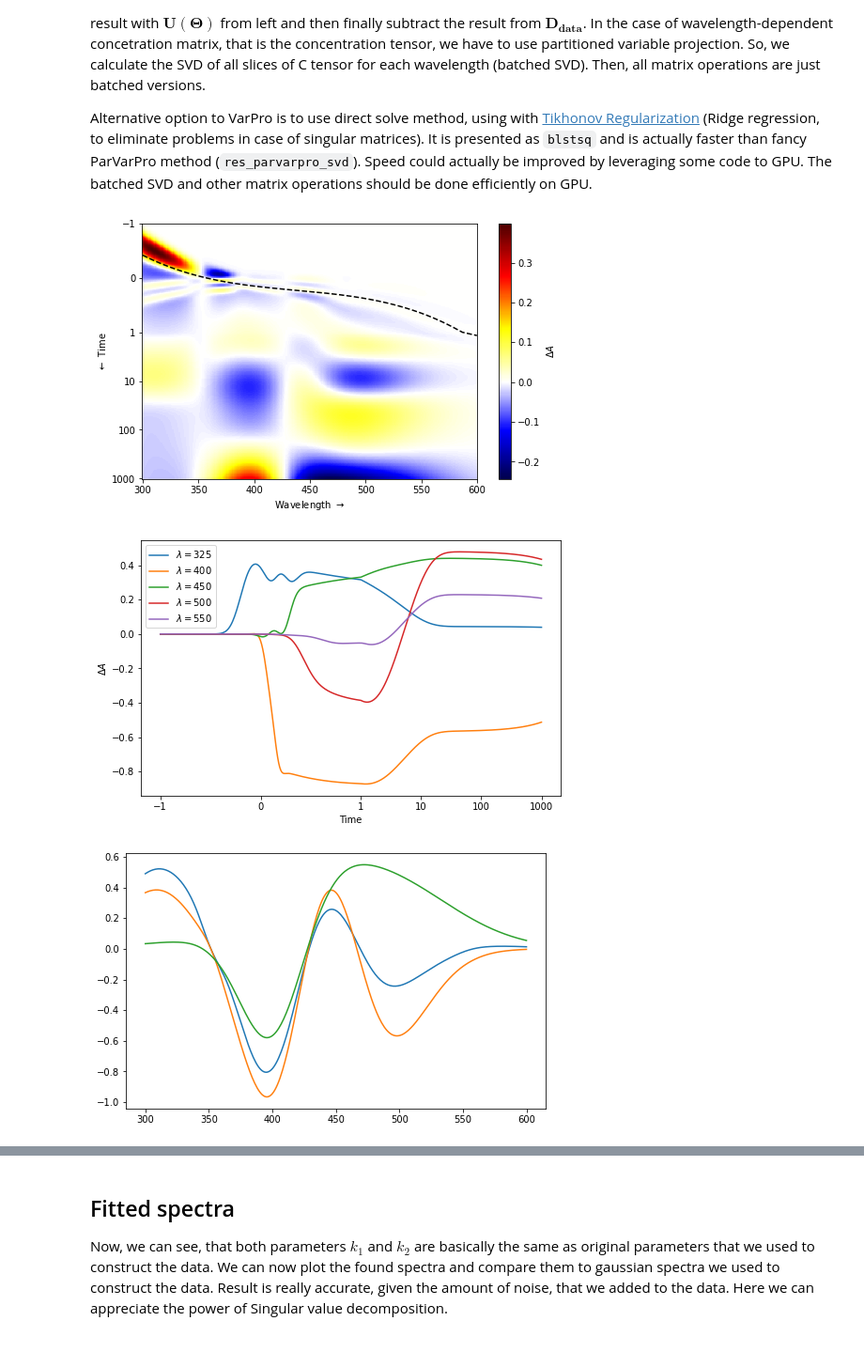
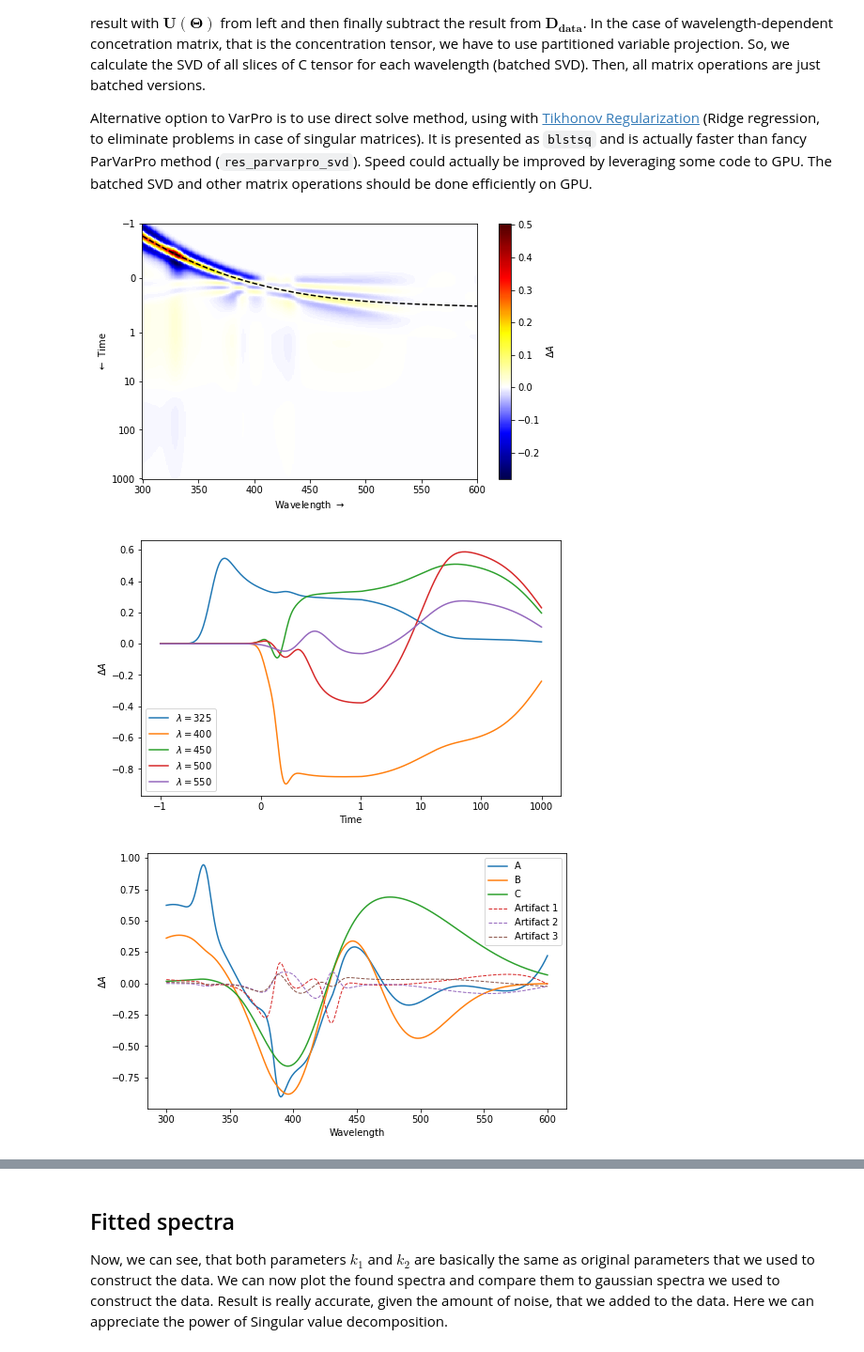
Before and after one commit to dmadea/Jupyter-Tutorials, a Jupyter notebook: Femto + LDM/Femto tutorial.ipynb, the cells around one changed output, grey strips where cells are left out. Shown at 94% size. Cells and saved outputs as stored; diff of their text form; code cells hidden in the pictures.

```diff
--- a/Femto + LDM/Femto tutorial.ipynb
+++ b/Femto + LDM/Femto tutorial.ipynb
@@ -659,16 +713,16 @@ plt.show()
 ### Generate the Coherent Artifacts Spectra
 # %%
 # create a coh-spectra matrix, only 3 derivatives will be used
-S_COH = np.zeros((n_w, 3), dtype=np.float64)
+S_COH = np.zeros((n_w, 2), dtype=np.float64)
 
 # coherent artifacts spectra
 
 # the first artifact with zero order gaussian represents the stimulated Raman scattering signals
-S_COH[:, 0] = -0.7 * gauss(wavelengths, 430, 5) + 0.7 * gauss(wavelengths, 330, 5) + (wavelengths - 300) * 0.0005 - 0.05
+S_COH[:, 0] = -0.36 * gauss(wavelengths, 430, 5) + 0.36 * gauss(wavelengths, 330, 5) + (wavelengths - 300) * 0.0002 - 0.05
 
 # next signals simulates the cross-phase modulation
-S_COH[:, 1] = -0.1*np.exp(-(wavelengths - 300) * 0.0005)
-S_COH[:, 2] = -0.3*np.exp(-(wavelengths - 300) * 0.009)
+S_COH[:, 1] = -0.06*np.exp(-(wavelengths - 300) * 0.0005)
+# S_COH[:, 2] = -0.16*np.exp(-(wavelengths - 300) * 0.009)
 
 # plot the gaussian derivatives
 for i in range(S_COH.shape[1]):
@@ -681,10 +735,17 @@ plt.show()
 # %%
 # simulate artifacts, including the chirp and plot the matrix
-C_COH = gaussian_derivatives(times, tau, mu, normalized=True)[:-1, ...]  # remove the last derivative
+C = simulate_C(times, K, j, tau, mu)
+C_COH = gaussian_derivatives(times, tau, mu, normalized=True)[:-2, ...]  # remove the last derivative
 C_COH = C_COH.transpose(1, 2, 0)  # transpose dimensions for batch matrix vector multiplication
 
-D_COH = 0.6*np.matmul(C_COH, S_COH[..., None]).squeeze().T
+C_full = np.concatenate((C, C_COH), axis=-1)  # combine traces and artifacts
+S_full = np.concatenate((S, S_COH), axis=-1)
+
+D_COH = np.matmul(C_COH, S_COH[..., None]).squeeze().T
+
+plot_populations(times, wavelengths, C_full, idxs=(100, 250))
 
 plot_matrix(times, wavelengths, D_COH, mu)
 plot_traces(times, wavelengths, D_COH)
+plot_spectra(S_full)
 # %% [output]
@@ -839,59 +905,59 @@ params = Parameters()
 
 # used parmu = [0.1, 0.55, -0.27, 0.05]
 # parmu coefficients
-params.add('parmu_0', value=0.15, min=-np.inf, max=np.inf, vary=True)
-params.add('parmu_1', value=0.25, min=-np.inf, max=np.inf, vary=True)
-params.add('parmu_2', value=-0.17, min=-np.inf, max=np.inf, vary=True)
-params.add('parmu_3', value=0.15, min=-np.inf, max=np.inf, vary=True)
+params.add('parmu_0', value=0.1, min=-np.inf, max=np.inf, vary=True)
+params.add('parmu_1', value=0.55, min=-np.inf, max=np.inf, vary=True)
+params.add('parmu_2', value=-0.27, min=-np.inf, max=np.inf, vary=True)
+params.add('parmu_3', value=0.05, min=-np.inf, max=np.inf, vary=True)
 
 # used partau = [0.15, 0.01, 0.10]
 # partau coefficients
-params.add('partau_0', value=0.1, min=-np.inf, max=np.inf, vary=True)
-params.add('partau_1', value=0.02, min=-np.inf, max=np.inf, vary=True)
-params.add('partau_2', value=0.2, min=-np.inf, max=np.inf, vary=True)
+params.add('partau_0', value=0.15, min=-np.inf, max=np.inf, vary=True)
+params.add('partau_1', value=0.01, min=-np.inf, max=np.inf, vary=True)
+params.add('partau_2', value=0.1, min=-np.inf, max=np.inf, vary=True)
 
 # used kinetic params [0.2, 10, 1e3]
-params.add('tau_0', value=0.7, min=0, max=np.inf, vary=True)
-params.add('tau_1', value=5, min=0, max=np.inf, vary=True)
-params.add('tau_2', value=1e4, min=0, max=np.inf, vary=True)
+params.add('tau_0', value=0.2, min=0, max=np.inf, vary=True)
+params.add('tau_1', value=10, min=0, max=np.inf, vary=True)
+params.add('tau_2', value=1e3, min=0, max=np.inf, vary=True)
 
 def get_model_params(params):
     lambda_c = 400
 
     # extract values from parameters
     pars = [par.value for key, par in params.items()]
 
     parmu = np.asarray(pars[:4])
     partau = np.asarray(pars[4:7])
     taus = np.asarray(pars[7:])
 
     mu = get_parx(wavelengths, parmu, lambda_c)
     tau = get_parx(wavelengths, partau, lambda_c)
 
     return taus, mu, tau
 
 
 def simulate_model(params):
     taus, mu, tau = get_model_params(params)
 
     C = simulate_C_with_artifacts(taus, times, tau, mu, n_derivatives=2)
 
-    ST, D_fit = blstsq(C, D.T, 0)  # solve batched least squares problem
+    ST, D_fit = blstsq(C, D_full.T, 0)  # solve batched least squares problem
 
     return D_fit, ST, mu, tau
 
+
 D_fit, ST_fit, mu_fit, tau_fit = simulate_model(params)
-residuals = D - D_fit
+residuals = D_full - D_fit
 plot_matrix(times, wavelengths, residuals, mu_fit,)
 plot_traces(times, wavelengths, D_fit)
-plt.plot(wavelengths, ST_fit[:3].T)
-plt.show()
+plot_spectra(ST_fit.T)
 # plt.plot(wavelengths, tau_fit - tau)
 # plt.show()
 # %% [output]
-[figure, old version]
+[figure, new version]
-[figure, old version]
+[figure, new version]
-[figure, old version]
+[figure, new version]
 # %%
 # define residuals function that will be minimized
 def residuals_direct_solve(params):
```
Also changed, not shown: parts of 12 cells of this notebook.
